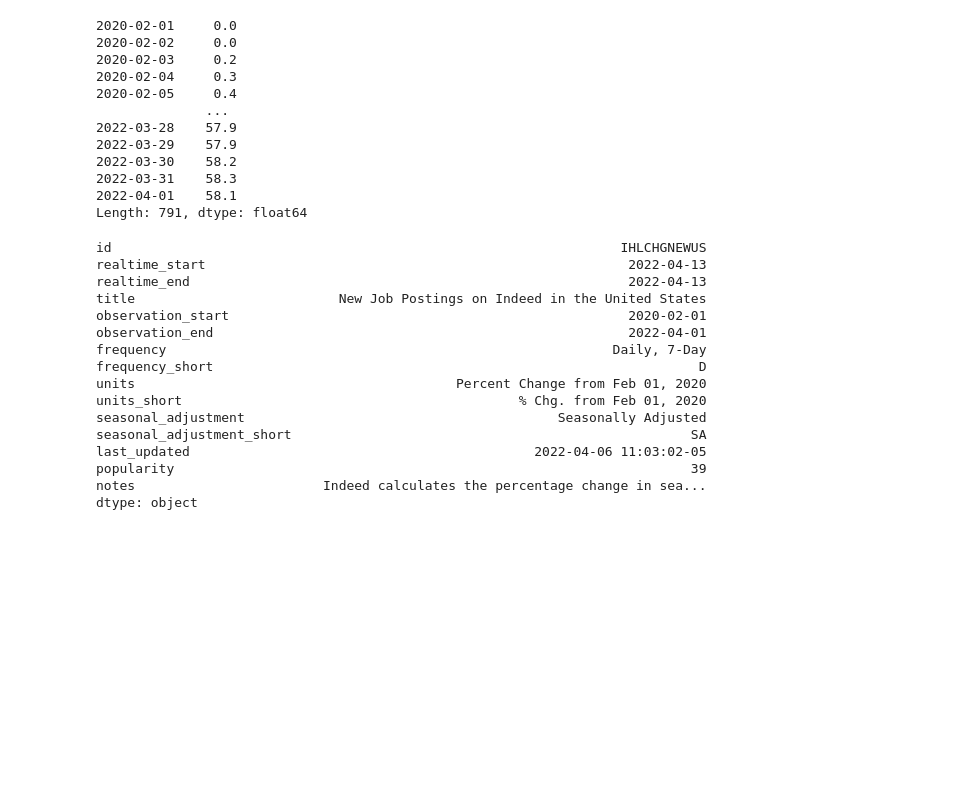
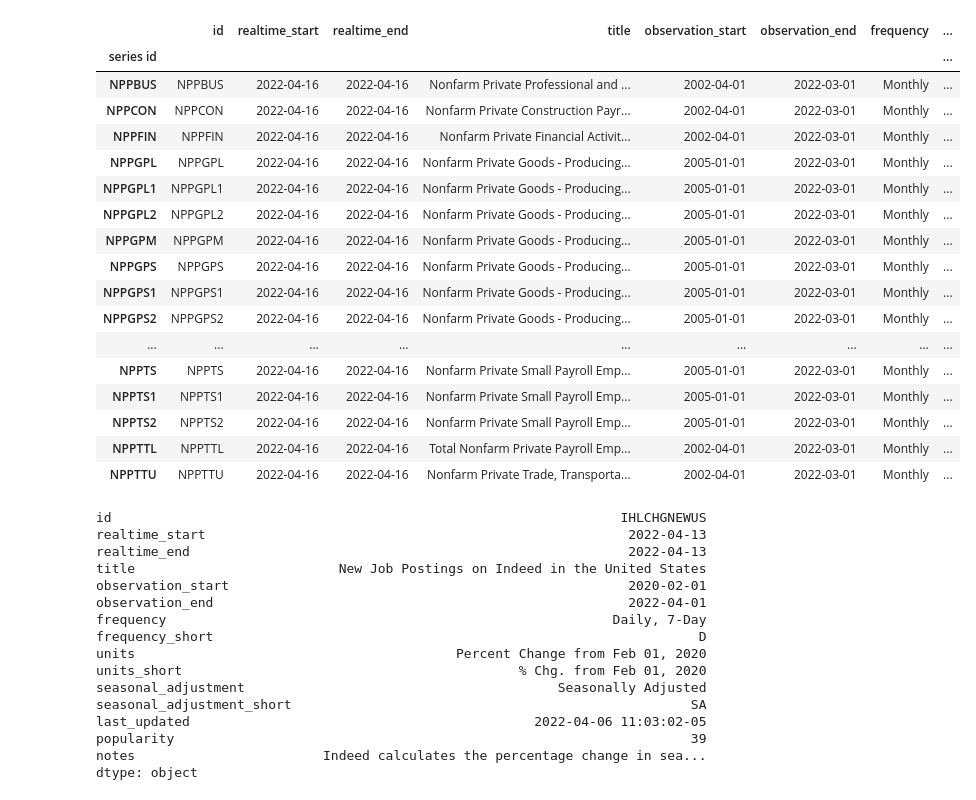
Before and after one commit to TheRoundWon/Economic_Research, a Jupyter notebook: Macro-data.ipynb, the cells around one changed output. Drawn from its saved outputs; the diff is of its cells as text; code cells hidden in the pictures; blank space fills up the shorter version.

```diff
--- a/Financial-data.ipynb
+++ b/Macro-data.ipynb
@@ -26 +33,23 @@ fred = Fred(api_key=os.environ['FRED_KEY'])
+# %%
+# Look at Fred Series by Category
+fred.search_by_category(32250)
+# %% [output]
+|  | id | realtime_start | realtime_end | title | observation_start | observation_end | frequency | ... |
+| series id |  |  |  |  |  |  |  | ... |
+| NPPBUS | NPPBUS | 2022-04-16 | 2022-04-16 | Nonfarm Private Professional and ... | 2002-04-01 | 2022-03-01 | Monthly | ... |
+| NPPCON | NPPCON | 2022-04-16 | 2022-04-16 | Nonfarm Private Construction Payr... | 2002-04-01 | 2022-03-01 | Monthly | ... |
+| NPPFIN | NPPFIN | 2022-04-16 | 2022-04-16 | Nonfarm Private Financial Activit... | 2002-04-01 | 2022-03-01 | Monthly | ... |
+| NPPGPL | NPPGPL | 2022-04-16 | 2022-04-16 | Nonfarm Private Goods - Producing... | 2005-01-01 | 2022-03-01 | Monthly | ... |
+| NPPGPL1 | NPPGPL1 | 2022-04-16 | 2022-04-16 | Nonfarm Private Goods - Producing... | 2005-01-01 | 2022-03-01 | Monthly | ... |
+| NPPGPL2 | NPPGPL2 | 2022-04-16 | 2022-04-16 | Nonfarm Private Goods - Producing... | 2005-01-01 | 2022-03-01 | Monthly | ... |
+| NPPGPM | NPPGPM | 2022-04-16 | 2022-04-16 | Nonfarm Private Goods - Producing... | 2005-01-01 | 2022-03-01 | Monthly | ... |
+| NPPGPS | NPPGPS | 2022-04-16 | 2022-04-16 | Nonfarm Private Goods - Producing... | 2005-01-01 | 2022-03-01 | Monthly | ... |
+| NPPGPS1 | NPPGPS1 | 2022-04-16 | 2022-04-16 | Nonfarm Private Goods - Producing... | 2005-01-01 | 2022-03-01 | Monthly | ... |
+| NPPGPS2 | NPPGPS2 | 2022-04-16 | 2022-04-16 | Nonfarm Private Goods - Producing... | 2005-01-01 | 2022-03-01 | Monthly | ... |
+| ... | ... | ... | ... | ... | ... | ... | ... | ... |
+| NPPTS | NPPTS | 2022-04-16 | 2022-04-16 | Nonfarm Private Small Payroll Emp... | 2005-01-01 | 2022-03-01 | Monthly | ... |
+| NPPTS1 | NPPTS1 | 2022-04-16 | 2022-04-16 | Nonfarm Private Small Payroll Emp... | 2005-01-01 | 2022-03-01 | Monthly | ... |
+| NPPTS2 | NPPTS2 | 2022-04-16 | 2022-04-16 | Nonfarm Private Small Payroll Emp... | 2005-01-01 | 2022-03-01 | Monthly | ... |
+| NPPTTL | NPPTTL | 2022-04-16 | 2022-04-16 | Total Nonfarm Private Payroll Emp... | 2002-04-01 | 2022-03-01 | Monthly | ... |
+| NPPTTU | NPPTTU | 2022-04-16 | 2022-04-16 | Nonfarm Private Trade, Transporta... | 2002-04-01 | 2022-03-01 | Monthly | ... |
 # %%
@@ -28,15 +56,0 @@ data = fred.get_series('SP500')
-# %%
-fred.get_series("IHLCHGUS")
-# %% [output]
-2020-02-01     0.0
-2020-02-02     0.0
-2020-02-03     0.2
-2020-02-04     0.3
-2020-02-05     0.4
-              ...
-2022-03-28    57.9
-2022-03-29    57.9
-2022-03-30    58.2
-2022-03-31    58.3
-2022-04-01    58.1
-Length: 791, dtype: float64
```
Also changed, not shown: parts of 8 cells of this notebook, 4 other files.
